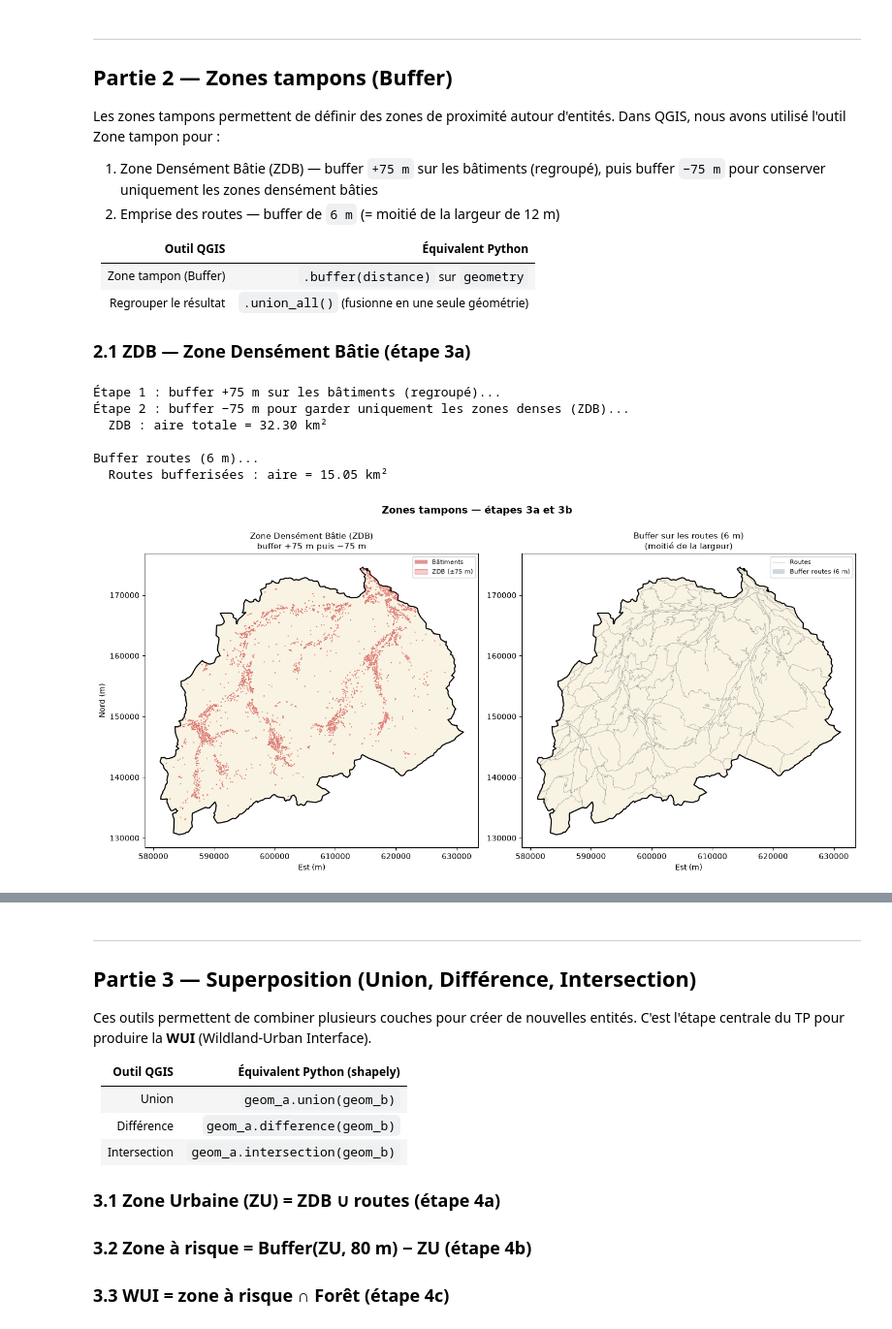
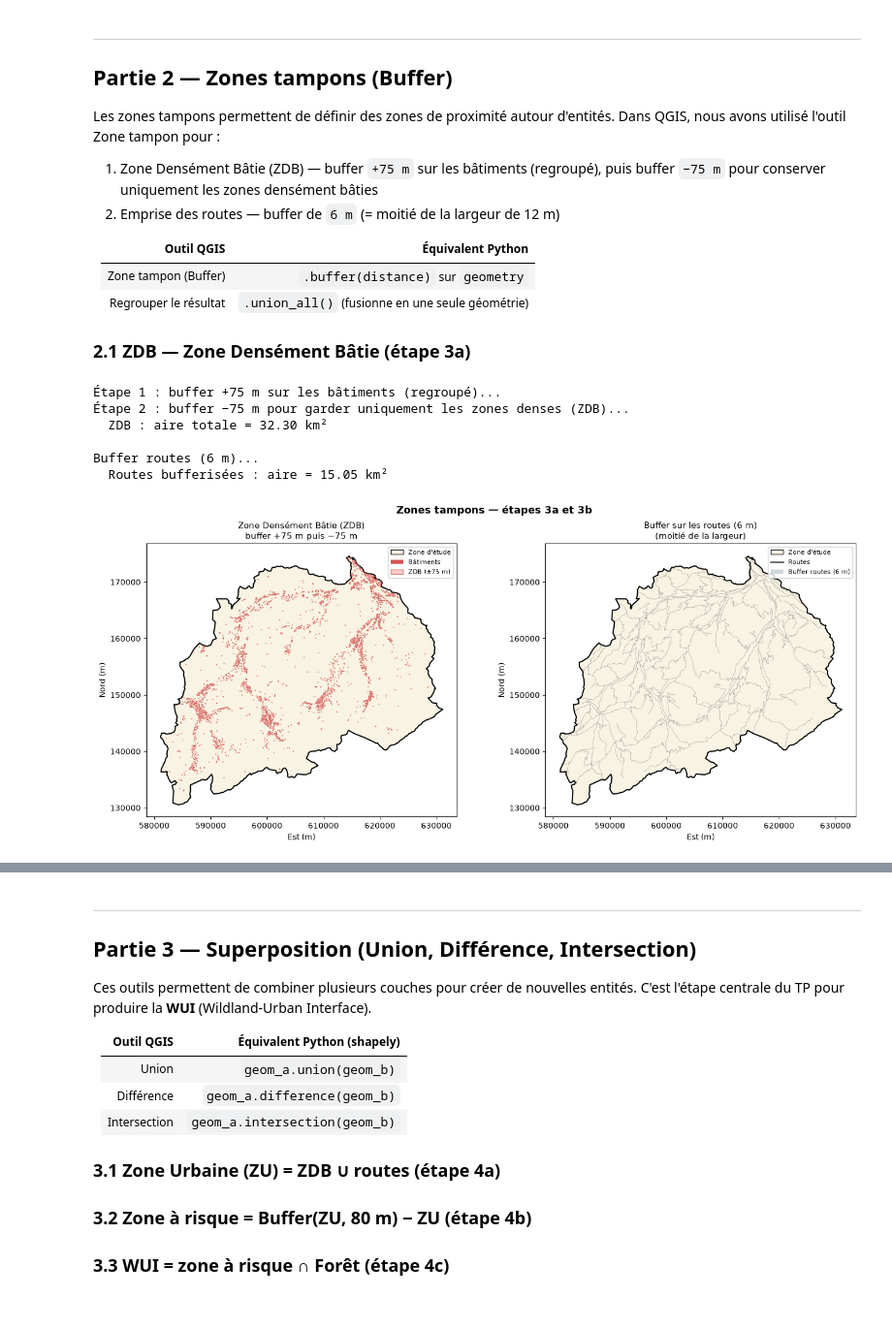
Before and after one commit to gse-unil/2026_Geoinformatique_II, a Jupyter notebook: tps/python/tp-py03.ipynb, the cells around one changed output, grey strips where cells are left out. Shown at 97% size. Cells and saved outputs as stored; diff of their text form; code cells hidden in the pictures.

```diff
--- a/tps/python/tp-py03.ipynb
+++ b/tps/python/tp-py03.ipynb
@@ -244,34 +454,6 @@ print("\nBuffer routes (6 m)...")
 roads_buf_geom = roads_clip.geometry.buffer(6).union_all()
 roads_buf = gpd.GeoDataFrame(geometry=[roads_buf_geom], crs=CRS_REF)
 print(f"  Routes bufferisées : aire = {roads_buf_geom.area / 1e6:.2f} km²")
-
-# -------------------------------------------------------
-# Visualisation
-# -------------------------------------------------------
-fig, axes = plt.subplots(1, 2, figsize=(14, 7))
-
-study_area.plot(ax=axes[0], facecolor='#f9f3e3', edgecolor='black', linewidth=1.5)
-buildings_clip.plot(ax=axes[0], color='#c62828', alpha=0.5, markersize=0.5,
-                    label='Bâtiments')
-zdb.plot(ax=axes[0], facecolor='#ef9a9a', edgecolor='#c62828',
-         linewidth=0.8, alpha=0.5, label='ZDB (±75 m)')
-axes[0].set_title('Zone Densément Bâtie (ZDB)\nbuffer +75 m puis −75 m', fontsize=11)
-axes[0].legend(fontsize=8)
-axes[0].set_xlabel('Est (m)')
-axes[0].set_ylabel('Nord (m)')
-
-study_area.plot(ax=axes[1], facecolor='#f9f3e3', edgecolor='black', linewidth=1.5)
-roads_clip.plot(ax=axes[1], color='#616161', linewidth=0.4, alpha=0.7,
-                label='Routes')
-roads_buf.plot(ax=axes[1], facecolor='#b0bec5', edgecolor='none',
-               alpha=0.6, label='Buffer routes (6 m)')
-axes[1].set_title('Buffer sur les routes (6 m)\n(moitié de la largeur)', fontsize=11)
-axes[1].legend(fontsize=8)
-axes[1].set_xlabel('Est (m)')
-
-plt.suptitle('Zones tampons — étapes 3a et 3b', fontsize=13, fontweight='bold')
-plt.tight_layout()
-plt.show()
 # %% [output]
 Étape 1 : buffer +75 m sur les bâtiments (regroupé)...
 Étape 2 : buffer −75 m pour garder uniquement les zones denses (ZDB)...
@@ -279,4 +461,11 @@ plt.show()
 
 Buffer routes (6 m)...
   Routes bufferisées : aire = 15.05 km²
-[figure, removed]
+# %%
+ax1, ax2 = nouvelle_figure(2, 'Zones tampons — étapes 3a et 3b')
+carte({"Zone d'étude": study_area, 'Bâtiments': buildings_clip, 'ZDB (±75 m)': zdb},
+      titre='Zone Densément Bâtie (ZDB)\nbuffer +75 m puis −75 m', ax=ax1)
+carte({"Zone d'étude": study_area, 'Routes': roads_clip, 'Buffer routes (6 m)': roads_buf},
+      titre='Buffer sur les routes (6 m)\n(moitié de la largeur)', ax=ax2)
+# %% [output]
+[figure, added]
```
Also changed, not shown: parts of 57 cells of this notebook.
